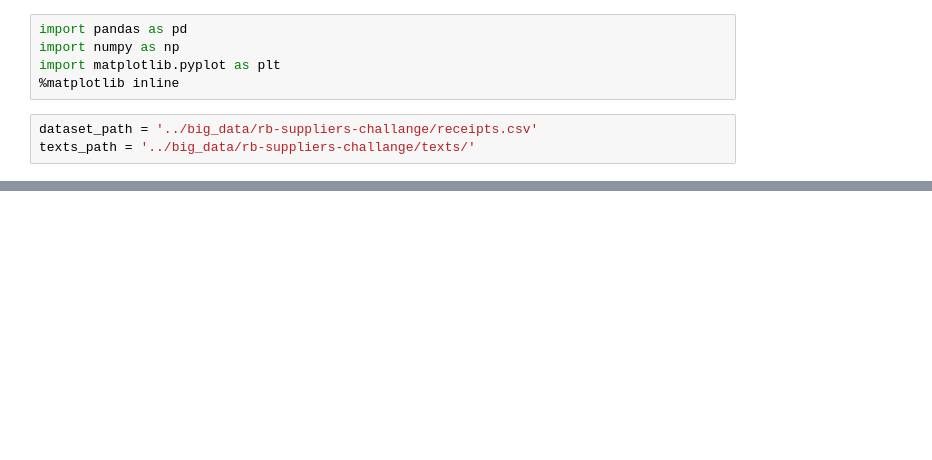
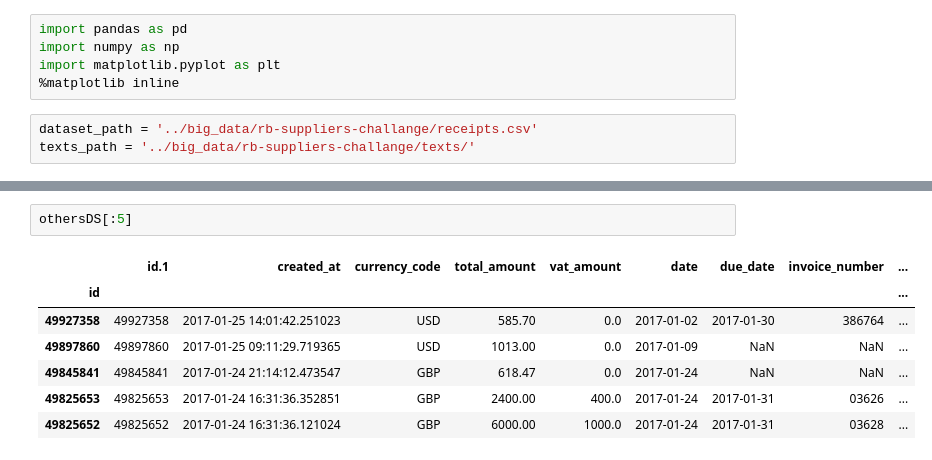
Before and after one commit to v-zmiycharov/datathon-receipt-bank, a Jupyter notebook: src/Main.ipynb, the cells around one changed output, grey strips where cells are left out. Saved outputs shown, nothing was run; the diff lists cells and outputs as text; blank space fills up the shorter version.

```diff
--- a/src/Main.ipynb
+++ b/src/Main.ipynb
@@ -199,0 +119,10 @@ result_set[['supplier_name', 'prediction']]
+# %%
+othersDS[:5]
+# %% [output]
+|  | id.1 | created_at | currency_code | total_amount | vat_amount | date | due_date | invoice_number | ... |
+| id |  |  |  |  |  |  |  |  | ... |
+| 49927358 | 49927358 | 2017-01-25 14:01:42.251023 | USD | 585.70 | 0.0 | 2017-01-02 | 2017-01-30 | 386764 | ... |
+| 49897860 | 49897860 | 2017-01-25 09:11:29.719365 | USD | 1013.00 | 0.0 | 2017-01-09 | NaN | NaN | ... |
+| 49845841 | 49845841 | 2017-01-24 21:14:12.473547 | GBP | 618.47 | 0.0 | 2017-01-24 | NaN | NaN | ... |
+| 49825653 | 49825653 | 2017-01-24 16:31:36.352851 | GBP | 2400.00 | 400.0 | 2017-01-24 | 2017-01-31 | 03626 | ... |
+| 49825652 | 49825652 | 2017-01-24 16:31:36.121024 | GBP | 6000.00 | 1000.0 | 2017-01-24 | 2017-01-31 | 03628 | ... |
```
Also changed, not shown: parts of 44 cells of this notebook, 3 other files.
